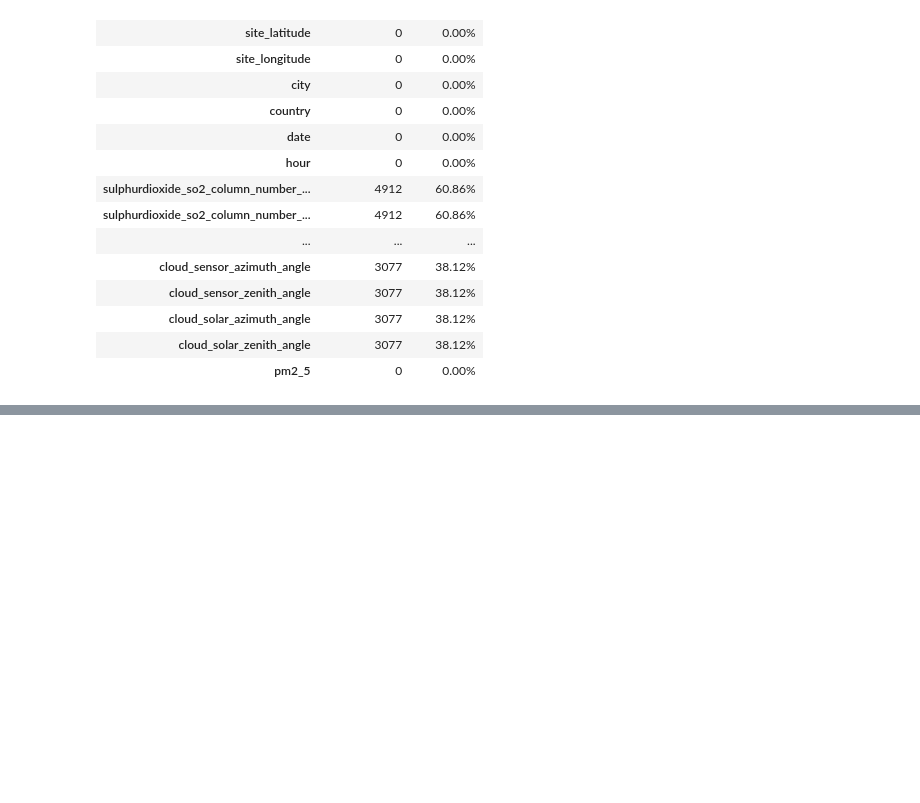
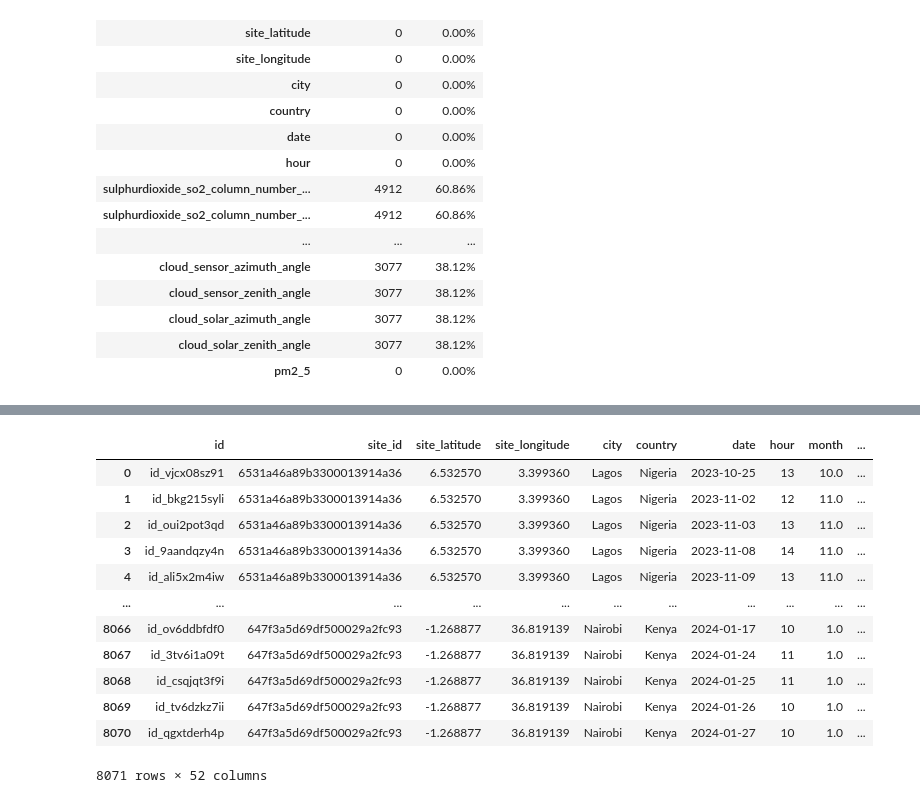
Before and after one commit to Joakimanochie/Univelcity_Capstone, a Jupyter notebook: Airqo_model/Airqo_model.ipynb, the cells around one changed output, grey strips where cells are left out. Cells and saved outputs as stored; diff of their text form; code cells hidden in the pictures; blank space fills up the shorter version.

```diff
--- a/Airqo_model/Airqo_model.ipynb
+++ b/Airqo_model/Airqo_model.ipynb
@@ -123,0 +145,13 @@ missing_mean.to_frame(name = "Mean of Missing Columns")
+# %%
+# Set the threshold percentage
+threshold_1 = 60
+threshold_2 = 40
+# Calculate the percentage of missing values for each column
+missing_percentage = (missing_values / len(train)) * 100
+
+# Get the columns to drop
+columns_to_drop_1 = missing_percentage[missing_percentage >= threshold_1].index.tolist()
+columns_to_drop_2 = missing_percentage[missing_percentage >= threshold_2].index.tolist()
+
+
+train_all = train.copy()
@@ -123,0 +167,18 @@ missing_mean.to_frame(name = "Mean of Missing Columns")
+# %%
+# Drop columns with missing values above 60%
+train_1 = train_all.drop(columns_to_drop_1, axis=1)
+train_1
+# %% [output]
+|  | id | site_id | site_latitude | site_longitude | city | country | date | hour | month | ... |
+| 0 | id_vjcx08sz91 | 6531a46a89b3300013914a36 | 6.532570 | 3.399360 | Lagos | Nigeria | 2023-10-25 | 13 | 10.0 | ... |
+| 1 | id_bkg215syli | 6531a46a89b3300013914a36 | 6.532570 | 3.399360 | Lagos | Nigeria | 2023-11-02 | 12 | 11.0 | ... |
+| 2 | id_oui2pot3qd | 6531a46a89b3300013914a36 | 6.532570 | 3.399360 | Lagos | Nigeria | 2023-11-03 | 13 | 11.0 | ... |
+| 3 | id_9aandqzy4n | 6531a46a89b3300013914a36 | 6.532570 | 3.399360 | Lagos | Nigeria | 2023-11-08 | 14 | 11.0 | ... |
+| 4 | id_ali5x2m4iw | 6531a46a89b3300013914a36 | 6.532570 | 3.399360 | Lagos | Nigeria | 2023-11-09 | 13 | 11.0 | ... |
+| ... | ... | ... | ... | ... | ... | ... | ... | ... | ... | ... |
+| 8066 | id_ov6ddbfdf0 | 647f3a5d69df500029a2fc93 | -1.268877 | 36.819139 | Nairobi | Kenya | 2024-01-17 | 10 | 1.0 | ... |
+| 8067 | id_3tv6i1a09t | 647f3a5d69df500029a2fc93 | -1.268877 | 36.819139 | Nairobi | Kenya | 2024-01-24 | 11 | 1.0 | ... |
+| 8068 | id_csqjqt3f9i | 647f3a5d69df500029a2fc93 | -1.268877 | 36.819139 | Nairobi | Kenya | 2024-01-25 | 11 | 1.0 | ... |
+| 8069 | id_tv6dzkz7ii | 647f3a5d69df500029a2fc93 | -1.268877 | 36.819139 | Nairobi | Kenya | 2024-01-26 | 10 | 1.0 | ... |
+| 8070 | id_qgxtderh4p | 647f3a5d69df500029a2fc93 | -1.268877 | 36.819139 | Nairobi | Kenya | 2024-01-27 | 10 | 1.0 | ... |
+8071 rows × 52 columns
```
Also changed, not shown: parts of 20 cells of this notebook.
